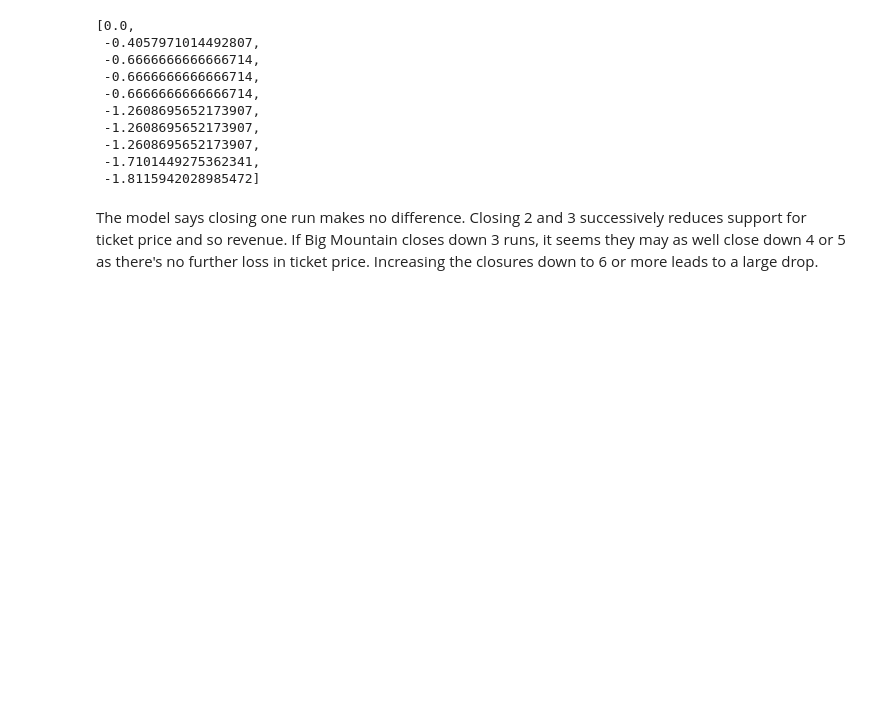
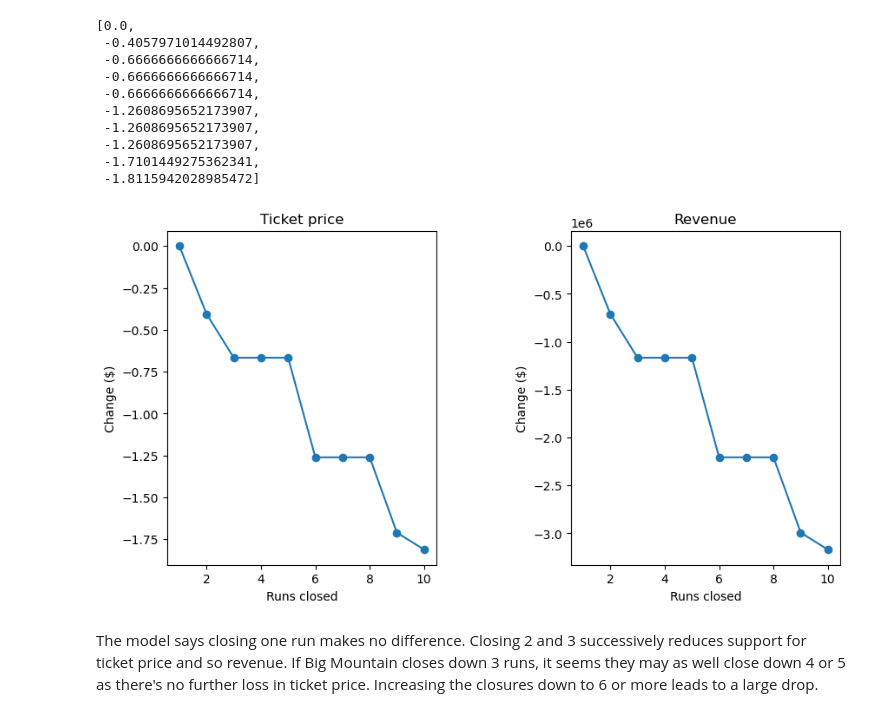
Before and after one commit to gabbycjames/DataScienceGuidedCapstone, a Jupyter notebook: Notebooks/05_modeling.ipynb, the cells around one changed output. Saved outputs shown, nothing was run; the diff lists cells and outputs as text; code cells hidden in the pictures; blank space fills up the shorter version.

```diff
--- a/Notebooks/05_modeling.ipynb
+++ b/Notebooks/05_modeling.ipynb
@@ -311,7 +311,7 @@ def predict_increase(features, deltas):
 
     bm2 = X_bm.copy()
     for f, d in zip(features, deltas):
-        bm2[___] += ___
+        bm2[f] += d
     return model.predict(bm2).item() - model.predict(X_bm).item()
 # %% [markdown]
 ### 5.9.1 Scenario 1<a id='5.9.1_Scenario_1'></a>
@@ -340,19 +340,21 @@ price_deltas
 # %%
 #Code task 3#
 #Create two plots, side by side, for the predicted ticket price change (delta) for each
 #condition (number of runs closed) in the scenario and the associated predicted revenue
 #change on the assumption that each of the expected visitors buys 5 tickets
 #There are two things to do here:
 #1 - use a list comprehension to create a list of the number of runs closed from `runs_delta`
 #2 - use a list comprehension to create a list of predicted revenue changes from `price_deltas`
-runs_closed = [-1 * ___ for ___ in runs_delta] #1
+runs_closed = [-1 * n for n in runs_delta] #1
 fig, ax = plt.subplots(1, 2, figsize=(10, 5))
 fig.subplots_adjust(wspace=0.5)
 ax[0].plot(runs_closed, price_deltas, 'o-')
 ax[0].set(xlabel='Runs closed', ylabel='Change ($)', title='Ticket price')
-revenue_deltas = [5 * expected_visitors * ___ for ___ in ___] #2
+revenue_deltas = [5 * expected_visitors * n for n in price_deltas] #2
 ax[1].plot(runs_closed, revenue_deltas, 'o-')
 ax[1].set(xlabel='Runs closed', ylabel='Change ($)', title='Revenue');
+# %% [output]
+[figure, added]
 # %% [markdown]
 The model says closing one run makes no difference. Closing 2 and 3 successively reduces support for ticket price and so revenue. If Big Mountain closes down 3 runs, it seems they may as well close down 4 or 5 as there's no further loss in ticket price. Increasing the closures down to 6 or more leads to a large drop.
 # %% [markdown]
```
Also changed, not shown: parts of 3 cells of this notebook.
